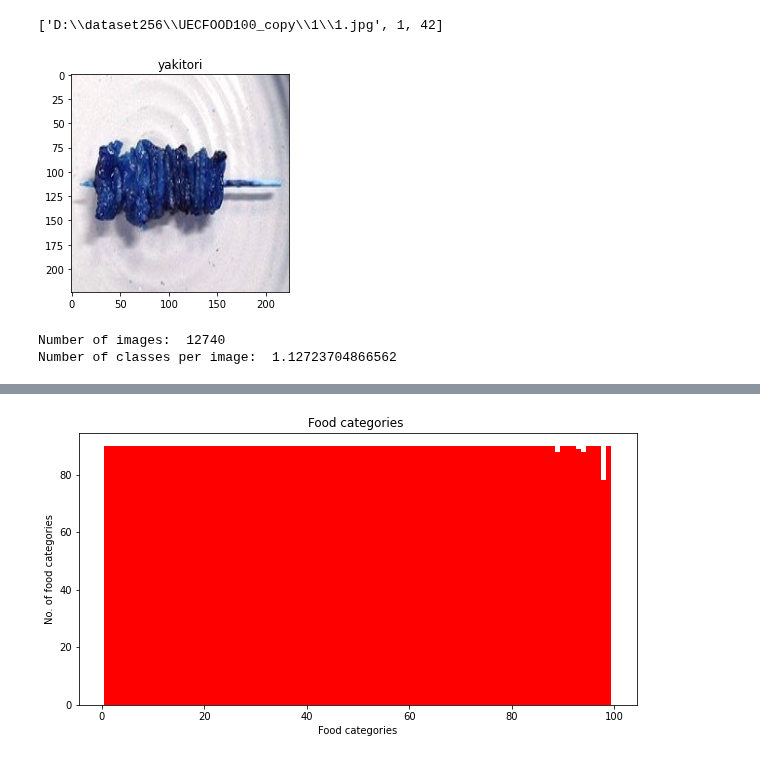
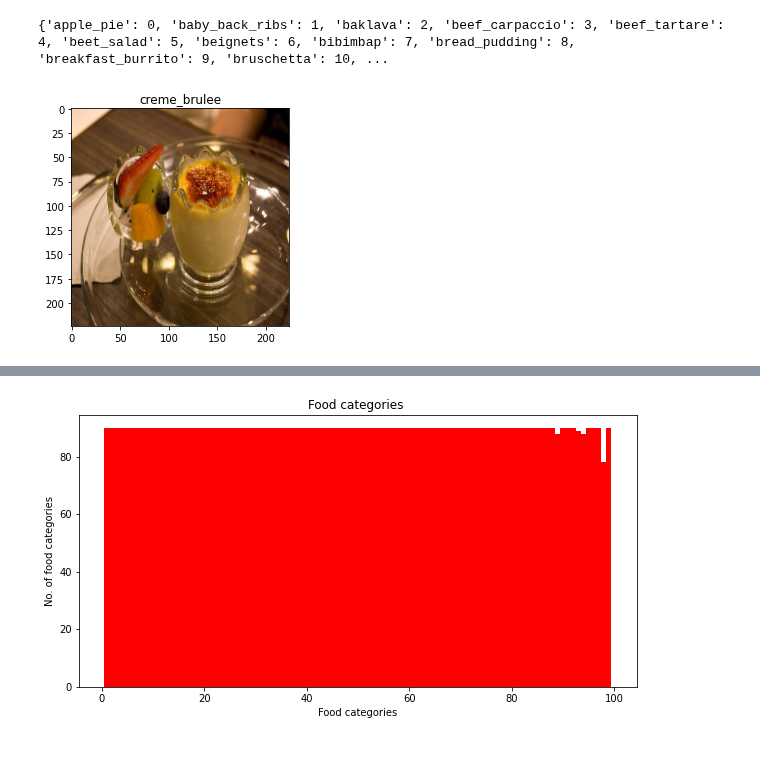
Before and after one commit to radu2147/food-recognition, a Jupyter notebook: licenta.ipynb, the cells around one changed output, grey strips where cells are left out. Saved outputs shown, nothing was run; the diff lists cells and outputs as text; code cells hidden in the pictures.

```diff
--- a/licenta.ipynb
+++ b/licenta.ipynb
@@ -40,12 +25,22 @@ print(labels)
+# %%
+labels = pd.read_csv(os.path.join(DATASET_ROOT, LABELS_FILE), sep='\t')['Classes']
+elems = {}
+for i in range(len(labels)):
+    elems[labels[i]] = i
+print(elems)
+# %% [output]
+{'apple_pie': 0, 'baby_back_ribs': 1, 'baklava': 2, 'beef_carpaccio': 3, 'beef_tartare': 4, 'beet_salad': 5, 'beignets': 6, 'bibimbap': 7, 'bread_pudding': 8, 'breakfast_burrito': 9, 'bruschetta': 10, ...
 # %%
 import cv2, os
 
 class DataGenerator(tf.keras.utils.Sequence):
+
     def __init__(self, db_dir, batch_size, input_shape, num_classes,
-                 shuffle=True, labels_dir=LABELS_FILE, sep='\t'):
+                 shuffle=True, labels_dir=LABELS_FILE, sep='\t', image_dir=DATASET_ROOT):
         # TODO your initialization
         # you might want to store the parameters into class variables
         self.root = db_dir
+        self.image_dir = image_dir
         self.input_shape = input_shape
         self.batch_size = batch_size
         self.num_classes = num_classes
@@ -54,7 +49,7 @@ class DataGenerator(tf.keras.utils.Sequence):
         # load the data from the root directory
         self.data, self.labels = self.get_data(db_dir)
         self.db_dir = db_dir
-        self.names = self.get_labels(db_dir, labels_dir)
+        self.names = self.get_labels(DATASET_ROOT, labels_dir)
         self.indices = np.arange(len(self.data))
         self.on_epoch_end()
 
@@ -76,19 +71,13 @@ class DataGenerator(tf.keras.utils.Sequence):
         # TODO your code here
         x = []
         y = []
-        mp = {}
-        for file in os.listdir(root_dir):
-            dirr = os.path.join(root_dir, file)
-            if os.path.isdir(dirr):
-                for img in os.listdir(dirr):
-                    if img.endswith("jpg"):
-                        if os.path.join(dirr, img) in mp:
-                            mp[os.path.join(dirr, img)].append(int(file) - 1)
-                        else:
-                            mp[os.path.join(dirr, img)] = [int(file) - 1]
-        for k, v in mp.items():
-            x.append(k)
-            y.append(v)
+        with open(root_dir, 'r') as file:
+            for el in file.readlines():
+                el = el.strip()
+                paths = el.split("/")
+                name = paths[1] + ".jpg"
+                x.append(os.path.join(self.image_dir, paths[0], name))
+                y.append(elems[paths[0]])
         self.data = np.array(x)
         self.labels = self.to_categorical(np.array(y), num_classes=self.num_classes)
         return self.data, self.labels
@@ -96,8 +85,7 @@ class DataGenerator(tf.keras.utils.Sequence):
     def to_categorical(self, arr, num_classes):
         rez = np.zeros((len(arr), num_classes), dtype=np.float)
         for index in range(len(arr)):
-            for el in arr[index]:
-                rez[index, el] = 1
+            rez[index, arr[index]] = 1
         return rez
 
     def __len__(self):
@@ -115,11 +103,11 @@ class DataGenerator(tf.keras.utils.Sequence):
         for ind in batch_indices:
             try:
                 im = cv2.imread(self.data[ind])
-                if im.shape != (224,224,3):
-                    im = cv2.resize(im, (224,224))
-                x.append(im)
+                im_rgb = cv2.cvtColor(im, cv2.COLOR_BGR2RGB)
+                if im_rgb.shape != (224,224,3):
+                    im_rgb = cv2.resize(im_rgb, (224,224))
+                x.append(im_rgb)
             except Exception as e:
-                print(self.data[ind])
                 raise e
         batch_x = np.array(x).astype(np.float) # TODO load the image from batch_indices
         batch_y = np.array([self.labels[el] for el in batch_indices]) # TODO load the corresponding labels of the images you loaded
@@ -137,39 +125,12 @@ class DataGenerator(tf.keras.utils.Sequence):
             # you might find np.random.shuffle useful here
             np.random.shuffle(self.indices)
 # %%
-gen = DataGenerator(DATASET_LOCATION, 32, (224, 224, 3), DATASET_SIZE)
-val_gen = DataGenerator(DATASET_LOCATION_VALIDATION, 32, (224, 224, 3), DATASET_SIZE)
+gen = DataGenerator(DATASET_LOCATION, 32, (224, 224, 3), DATASET_SIZE, image_dir=DATASET_IMAGES)
+val_gen = DataGenerator(DATASET_LOCATION_VALIDATION, 32, (224, 224, 3), DATASET_SIZE, image_dir=DATASET_IMAGES)
-# %%
-data = os.walk(DATASET_LOCATION)
-x = {}
-for (dirpath, dirnames, filenames) in data:
-    for file in filenames:
-        if file.endswith('j  pg'):
-            if file in x:
-                x[file].append(int(dirpath.split('\\')[-1]))
-            else:
-                x[file] = [dirpath + "\\" + file, int(dirpath.split('\\')[-1])]
-print(x[list(x.keys())[0]])
-# %% [output]
-['D:\\dataset256\\UECFOOD100_copy\\1\\1.jpg', 1, 42]
 # %%
 ims, lbls = gen[0]
 imgplot = plt.imshow(ims[0].astype('uint8'), vmin=0, vmax=255)
-plt.title(gen.names[str(np.argmax(lbls[0]) + 1)])
+plt.title(labels[np.argmax(lbls[0] == 1)])
 plt.show()
 # %% [output]
-[figure, old version]
+[figure, new version]
-# %%
-SHOULD_RESIZE = False
-if SHOULD_RESIZE:
-    for el in x.keys():
-        ouput = cv2.resize(cv2.imread(x[el][0]), (224, 224))
-        cv2.imwrite(x[el][0], ouput)
-print("Number of images: ", len(x.keys()))
-cats = 0
-for el in x.keys():
-    cats += len(x[el]) - 1
-print("Number of classes per image: ", cats / len(x.keys()))
-# %% [output]
-Number of images:  12740
-Number of classes per image:  1.12723704866562
```
Also changed, not shown: parts of 10 cells of this notebook.
